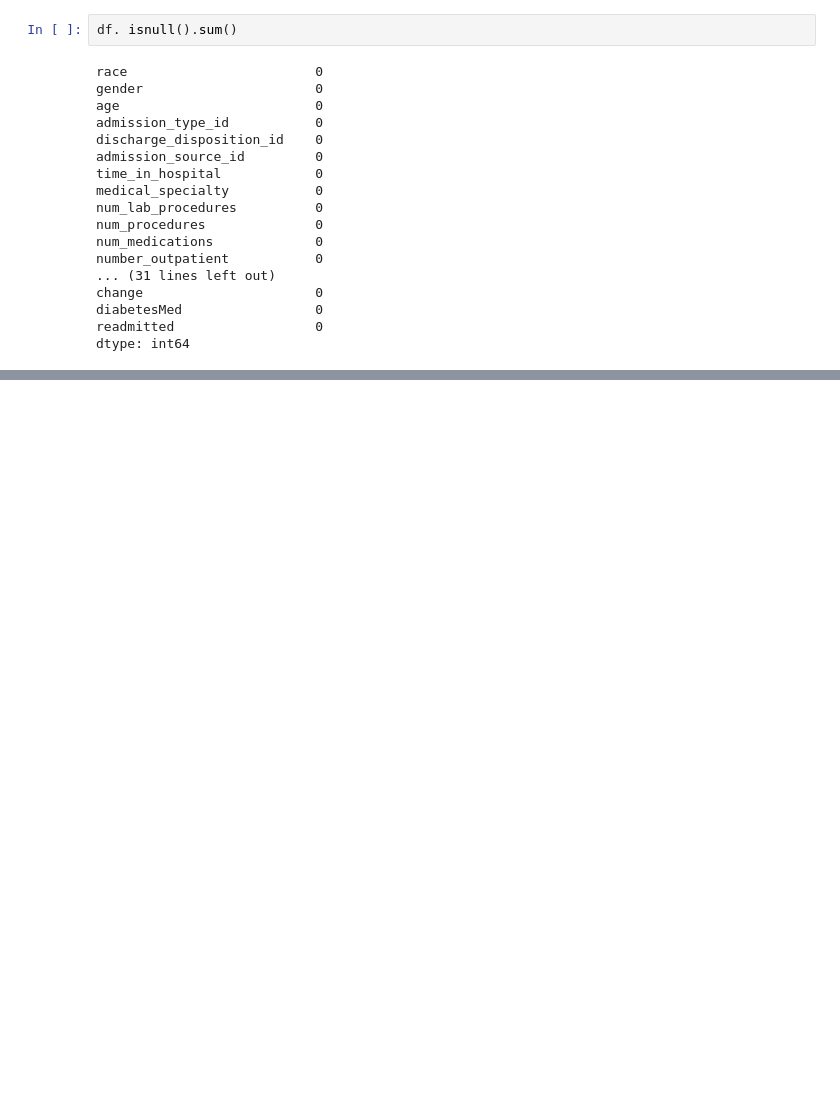
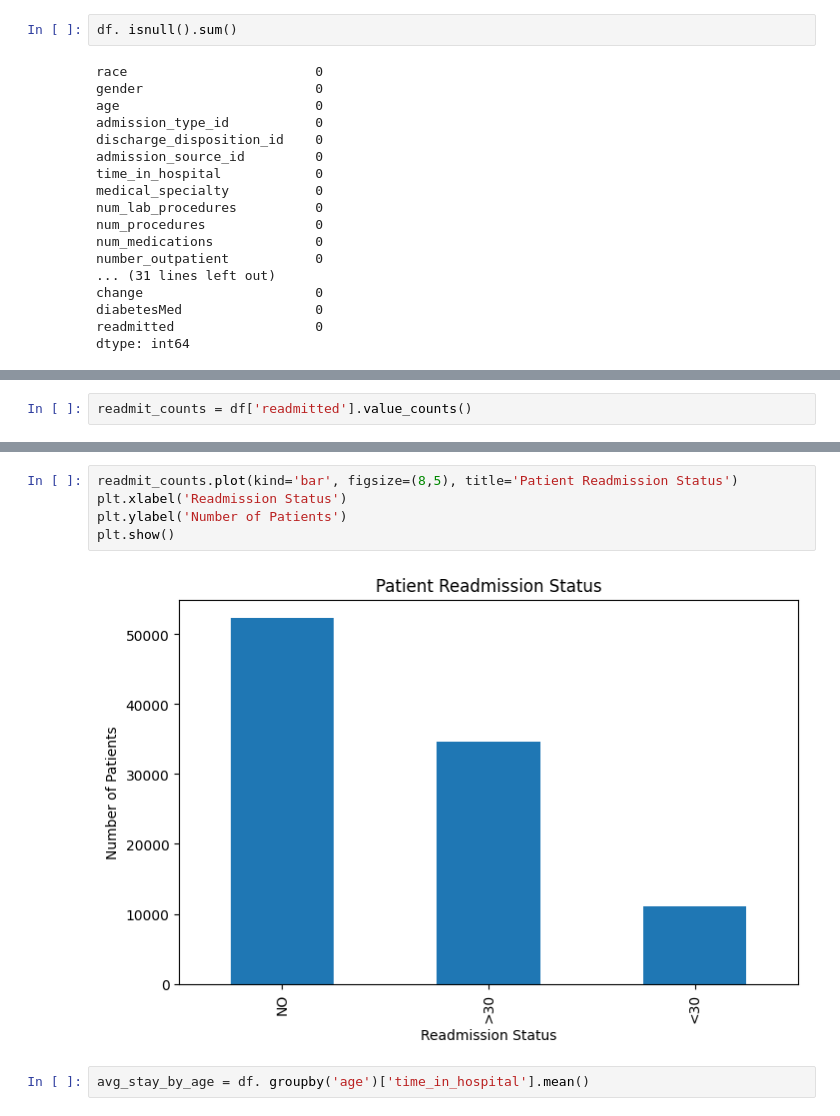
Before and after one commit to Mehdi83/diabetes-cleaning-project, a Jupyter notebook: cleaning.ipynb, the cells around one changed output, grey strips where cells are left out. Saved outputs shown, nothing was run; the diff lists cells and outputs as text; blank space fills up the shorter version.

```diff
--- a/cleaning.ipynb
+++ b/cleaning.ipynb
@@ -325,0 +396,2 @@ dtype: int64
+# %%
+readmit_counts = df['readmitted'].value_counts()
@@ -325,0 +406,9 @@ dtype: int64
+# %%
+readmit_counts.plot(kind='bar', figsize=(8,5), title='Patient Readmission Status')
+plt.xlabel('Readmission Status')
+plt.ylabel('Number of Patients')
+plt.show()
+# %% [output]
+[figure, added]
+# %%
+avg_stay_by_age = df. groupby('age')['time_in_hospital'].mean()
```
Also changed, not shown: parts of 15 cells of this notebook.
